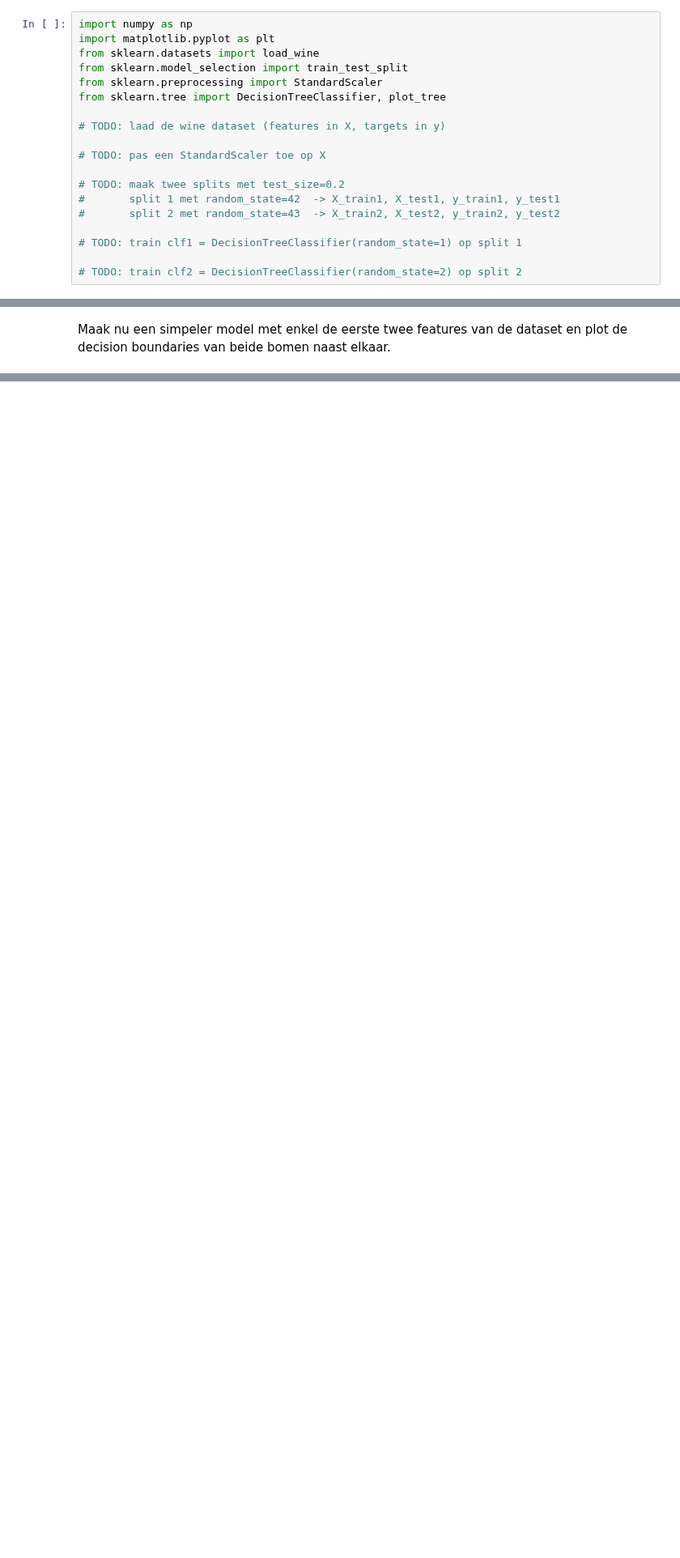
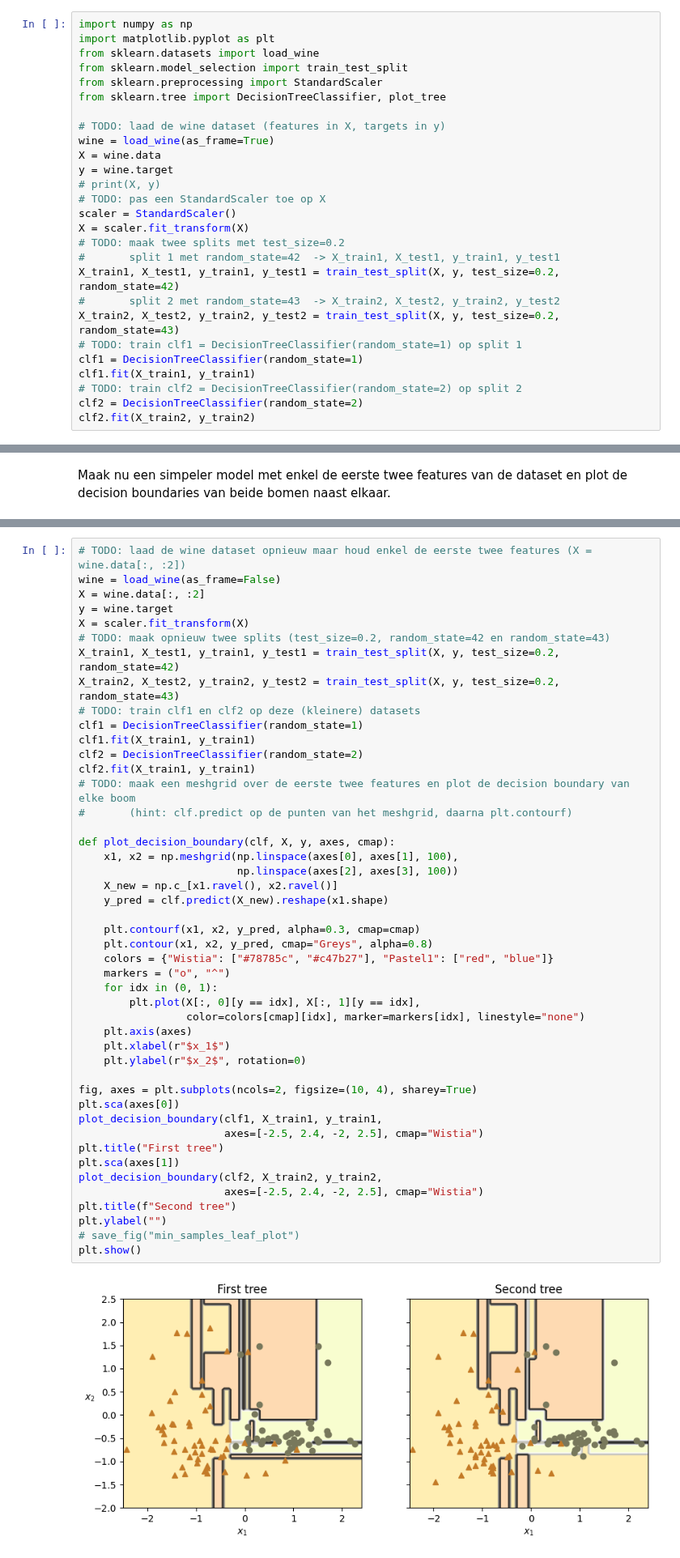
Before and after one commit to oleksandrtsyhanok/ML-Algo-student, a Jupyter notebook: exercises_with_checks/week03/decision_trees_oefening_checkpoint_opgave.ipynb, the cells around one changed output, grey strips where cells are left out. Shown at 81% size. Drawn from its saved outputs; the diff is of its cells as text; blank space fills up the shorter version.

```diff
--- a/exercises_with_checks/week03/decision_trees_oefening_checkpoint_opgave.ipynb
+++ b/exercises_with_checks/week03/decision_trees_oefening_checkpoint_opgave.ipynb
@@ -23,13 +23,21 @@ from sklearn.preprocessing import StandardScaler
 from sklearn.tree import DecisionTreeClassifier, plot_tree
 
 # TODO: laad de wine dataset (features in X, targets in y)
-
+wine = load_wine(as_frame=True)
+X = wine.data
+y = wine.target
+# print(X, y)
 # TODO: pas een StandardScaler toe op X
-
+scaler = StandardScaler()
+X = scaler.fit_transform(X)
 # TODO: maak twee splits met test_size=0.2
 #       split 1 met random_state=42  -> X_train1, X_test1, y_train1, y_test1
+X_train1, X_test1, y_train1, y_test1 = train_test_split(X, y, test_size=0.2, random_state=42)
 #       split 2 met random_state=43  -> X_train2, X_test2, y_train2, y_test2
-
+X_train2, X_test2, y_train2, y_test2 = train_test_split(X, y, test_size=0.2, random_state=43)
 # TODO: train clf1 = DecisionTreeClassifier(random_state=1) op split 1
-
+clf1 = DecisionTreeClassifier(random_state=1)
+clf1.fit(X_train1, y_train1)
 # TODO: train clf2 = DecisionTreeClassifier(random_state=2) op split 2
+clf2 = DecisionTreeClassifier(random_state=2)
+clf2.fit(X_train2, y_train2)
@@ -71,3 +77,51 @@ Maak nu een simpeler model met enkel de eerste twee features van de dataset en p
+# %%
+# TODO: laad de wine dataset opnieuw maar houd enkel de eerste twee features (X = wine.data[:, :2])
+wine = load_wine(as_frame=False)
+X = wine.data[:, :2]
+y = wine.target
+X = scaler.fit_transform(X)
+# TODO: maak opnieuw twee splits (test_size=0.2, random_state=42 en random_state=43)
+X_train1, X_test1, y_train1, y_test1 = train_test_split(X, y, test_size=0.2, random_state=42)
+X_train2, X_test2, y_train2, y_test2 = train_test_split(X, y, test_size=0.2, random_state=43)
+# TODO: train clf1 en clf2 op deze (kleinere) datasets
+clf1 = DecisionTreeClassifier(random_state=1)
+clf1.fit(X_train1, y_train1)
+clf2 = DecisionTreeClassifier(random_state=2)
+clf2.fit(X_train1, y_train1)
+# TODO: maak een meshgrid over de eerste twee features en plot de decision boundary van elke boom
+#       (hint: clf.predict op de punten van het meshgrid, daarna plt.contourf)
+
+def plot_decision_boundary(clf, X, y, axes, cmap):
+    x1, x2 = np.meshgrid(np.linspace(axes[0], axes[1], 100),
+                         np.linspace(axes[2], axes[3], 100))
+    X_new = np.c_[x1.ravel(), x2.ravel()]
+    y_pred = clf.predict(X_new).reshape(x1.shape)
+
+    plt.contourf(x1, x2, y_pred, alpha=0.3, cmap=cmap)
+    plt.contour(x1, x2, y_pred, cmap="Greys", alpha=0.8)
+    colors = {"Wistia": ["#78785c", "#c47b27"], "Pastel1": ["red", "blue"]}
+    markers = ("o", "^")
+    for idx in (0, 1):
+        plt.plot(X[:, 0][y == idx], X[:, 1][y == idx],
+                 color=colors[cmap][idx], marker=markers[idx], linestyle="none")
+    plt.axis(axes)
+    plt.xlabel(r"$x_1$")
+    plt.ylabel(r"$x_2$", rotation=0)
+
+fig, axes = plt.subplots(ncols=2, figsize=(10, 4), sharey=True)
+plt.sca(axes[0])
+plot_decision_boundary(clf1, X_train1, y_train1,
+                       axes=[-2.5, 2.4, -2, 2.5], cmap="Wistia")
+plt.title("First tree")
+plt.sca(axes[1])
+plot_decision_boundary(clf2, X_train2, y_train2,
+                       axes=[-2.5, 2.4, -2, 2.5], cmap="Wistia")
+plt.title(f"Second tree")
+plt.ylabel("")
+# save_fig("min_samples_leaf_plot")
+plt.show()
+# %% [output]
+[figure, added]
 # %% [markdown]
 ---
 # Oefening 2 — Voting classifier op de Breast Cancer dataset
```
Also changed, not shown: parts of 14 cells of this notebook, 7 other files.
